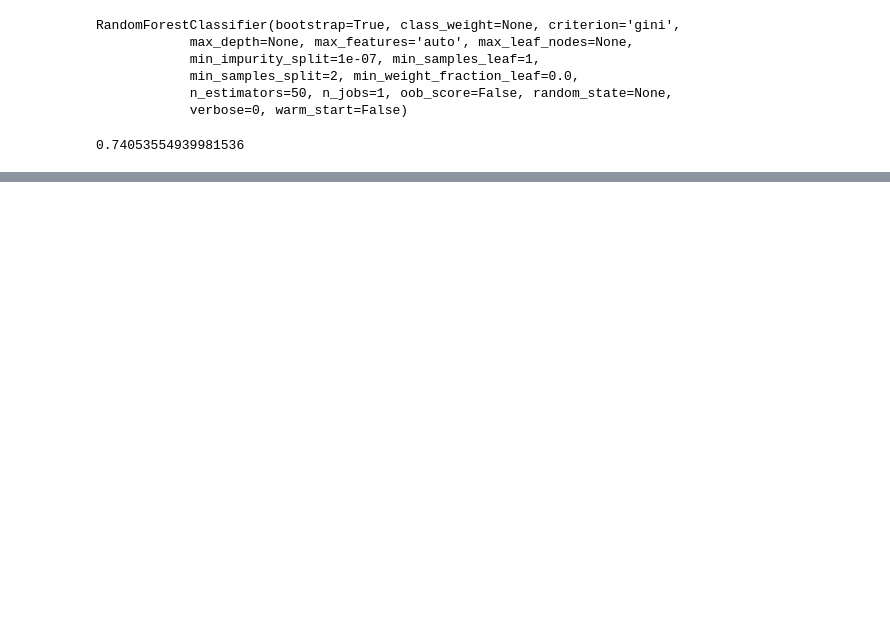
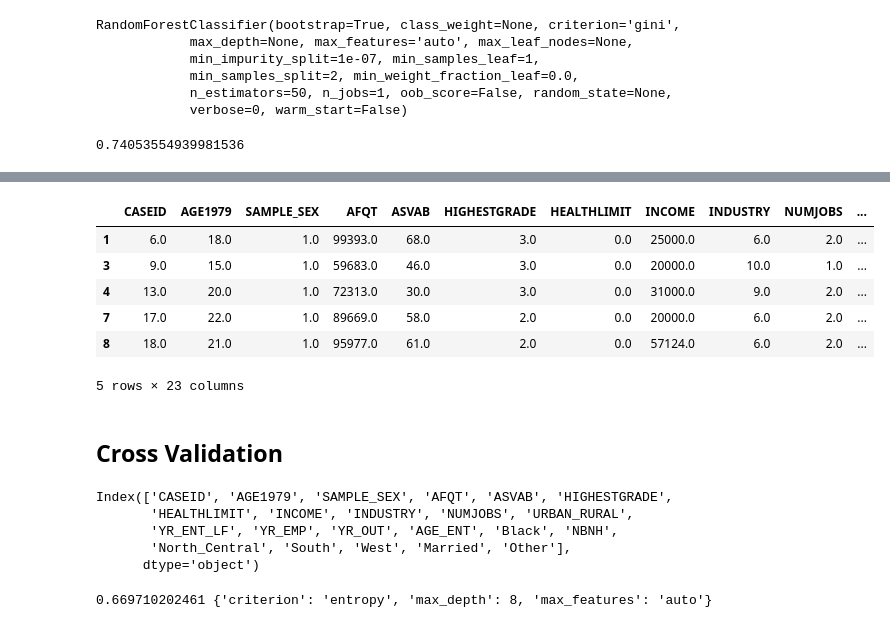
Before and after one commit to laurensedita/4741project, a Jupyter notebook: DecisionTree.ipynb, the cells around one changed output, grey strips where cells are left out. Saved outputs shown, nothing was run; the diff lists cells and outputs as text; code cells hidden in the pictures; blank space fills up the shorter version.

Commit message:
cross validation for trees

```diff
--- a/DecisionTree.ipynb
+++ b/DecisionTree.ipynb
@@ -181,0 +219,31 @@ clf.score(X_test, y_test)
+# %%
+df = df.drop('YR_UNEMP', 1)
+df = df.drop('UNEMP', 1)
+# %%
+clean_data_dumb = pd.get_dummies(df, prefix='Race', columns=['SAMPLE_RACE'], drop_first=True)
+clean_data_dumb=clean_data_dumb.rename(columns = {'Race_3.0':'NBNH'})
+clean_data_dumb=clean_data_dumb.rename(columns = {'Race_2.0':'Black'})
+clean_data_dumb=clean_data_dumb.rename(columns = {'Race_1.0':'Hispanic'})
+# %%
+clean_data_dumb = pd.get_dummies(clean_data_dumb, prefix='Region', columns=['REGION'], drop_first=True)
+clean_data_dumb=clean_data_dumb.rename(columns = {'Region_4.0':'West'})
+clean_data_dumb=clean_data_dumb.rename(columns = {'Region_3.0':'South'})
+clean_data_dumb=clean_data_dumb.rename(columns = {'Region_2.0':'North_Central'})
+clean_data_dumb=clean_data_dumb.rename(columns = {'Region_1.0':'Northeast'})
+# %%
+clean_data_dumb = pd.get_dummies(clean_data_dumb, prefix='Mar', columns=['MARSTAT_COL'], drop_first=True)
+clean_data_dumb=clean_data_dumb.rename(columns = {'Mar_3.0':'Other'})
+clean_data_dumb=clean_data_dumb.rename(columns = {'Mar_2.0':'Married'})
+clean_data_dumb=clean_data_dumb.rename(columns = {'Mar_1.0':'Never_Mar'})
+# %%
+clean_data_dumb.head()
+# %% [output]
+|  | CASEID | AGE1979 | SAMPLE_SEX | AFQT | ASVAB | HIGHESTGRADE | HEALTHLIMIT | INCOME | INDUSTRY | NUMJOBS | ... |
+| 1 | 6.0 | 18.0 | 1.0 | 99393.0 | 68.0 | 3.0 | 0.0 | 25000.0 | 6.0 | 2.0 | ... |
+| 3 | 9.0 | 15.0 | 1.0 | 59683.0 | 46.0 | 3.0 | 0.0 | 20000.0 | 10.0 | 1.0 | ... |
+| 4 | 13.0 | 20.0 | 1.0 | 72313.0 | 30.0 | 3.0 | 0.0 | 31000.0 | 9.0 | 2.0 | ... |
+| 7 | 17.0 | 22.0 | 1.0 | 89669.0 | 58.0 | 2.0 | 0.0 | 20000.0 | 6.0 | 2.0 | ... |
+| 8 | 18.0 | 21.0 | 1.0 | 95977.0 | 61.0 | 2.0 | 0.0 | 57124.0 | 6.0 | 2.0 | ... |
+5 rows × 23 columns
+# %% [markdown]
+## Cross Validation
@@ -181,0 +257,19 @@ clf.score(X_test, y_test)
+# %%
+X.columns
+# %% [output]
+Index(['CASEID', 'AGE1979', 'SAMPLE_SEX', 'AFQT', 'ASVAB', 'HIGHESTGRADE',
+       'HEALTHLIMIT', 'INCOME', 'INDUSTRY', 'NUMJOBS', 'URBAN_RURAL',
+       'YR_ENT_LF', 'YR_EMP', 'YR_OUT', 'AGE_ENT', 'Black', 'NBNH',
+       'North_Central', 'South', 'West', 'Married', 'Other'],
+      dtype='object')
+# %%
+features = X.columns
+
+parameters = {'max_depth':range(3,20), 'max_features': ['auto', 'sqrt', 'log2'],
+             'criterion': ['gini', 'entropy']}
+clf = GridSearchCV(tree.DecisionTreeClassifier(), parameters)
+clf.fit(X=X, y=target)
+tree_model = clf.best_estimator_
+print (clf.best_score_, clf.best_params_)
+# %% [output]
+0.669710202461 {'criterion': 'entropy', 'max_depth': 8, 'max_features': 'auto'}
```
Also changed, not shown: parts of 29 cells of this notebook.
